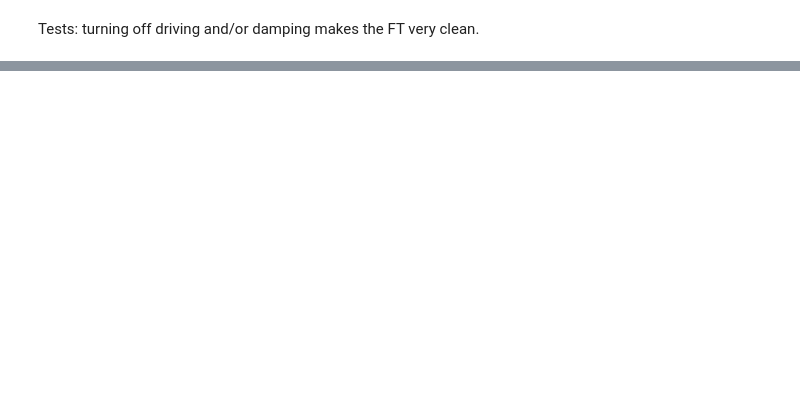
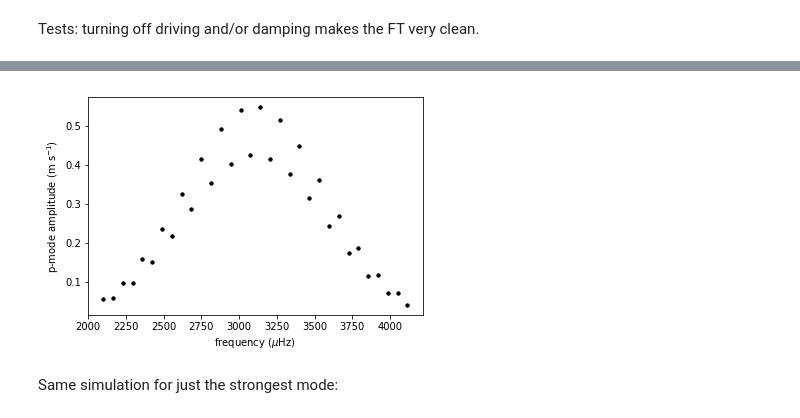
Before and after one commit to megbedell/pmodes, a Jupyter notebook: harmonic-oscillator.ipynb, the cells around one changed output, grey strips where cells are left out. Drawn from its saved outputs; the diff is of its cells as text; code cells hidden in the pictures; blank space fills up the shorter version.

```diff
--- a/harmonic-oscillator.ipynb
+++ b/harmonic-oscillator.ipynb
@@ -71,0 +118,23 @@ Now do this for many modes (drawing from the envelope of modes & amplitudes in C
+# %%
+#freq_grid = 1./(np.arange(4.,8.,0.05) * 60.) # frequencies in Hz
+a_max = 0.55 # amplitude of central mode in m/s
+nu_max = 3.1e-3 # peak frequency in Hz
+c_env = 0.331e-3 # envelope width in Hz
+delta_nu = 0.00013 # Hz
+freq_grid = np.arange(nu_max - 0.001, nu_max + 0.001, delta_nu) # magic numbers
+amp_grid = a_max**2 * np.exp(-(freq_grid-nu_max)**2/(2.*c_env**2)) # amplitudes in m/s
+driving_amp_grid = np.sqrt(amp_grid * gamma * dt)
+# %%
+l_grid = np.append(np.zeros_like(freq_grid), np.ones_like(freq_grid))
+freq_grid = np.append(freq_grid, freq_grid)
+freq_grid += l_grid * 0.5 * delta_nu # Hogg!
+omega_grid = 2.*np.pi*freq_grid # angular frequencies
+amp_grid = a_max**2 * np.exp(-(freq_grid-nu_max)**2/(2.*c_env**2)) # amplitudes in m/s
+amp_grid -= 0.4 * amp_grid * l_grid # Hogg!
+driving_amp_grid = np.sqrt(amp_grid * gamma * dt)
+# %%
+plt.plot(freq_grid * 1.e6, np.sqrt(amp_grid), 'k.')
+plt.ylabel('p-mode amplitude (m s$^{-1}$)')
+plt.xlabel('frequency ($\mu$Hz)');
+# %% [output]
+[figure, added]
@@ -71,0 +156,2 @@ Now do this for many modes (drawing from the envelope of modes & amplitudes in C
+# %% [markdown]
+Same simulation for just the strongest mode:
```
Also changed, not shown: parts of 23 cells of this notebook.
